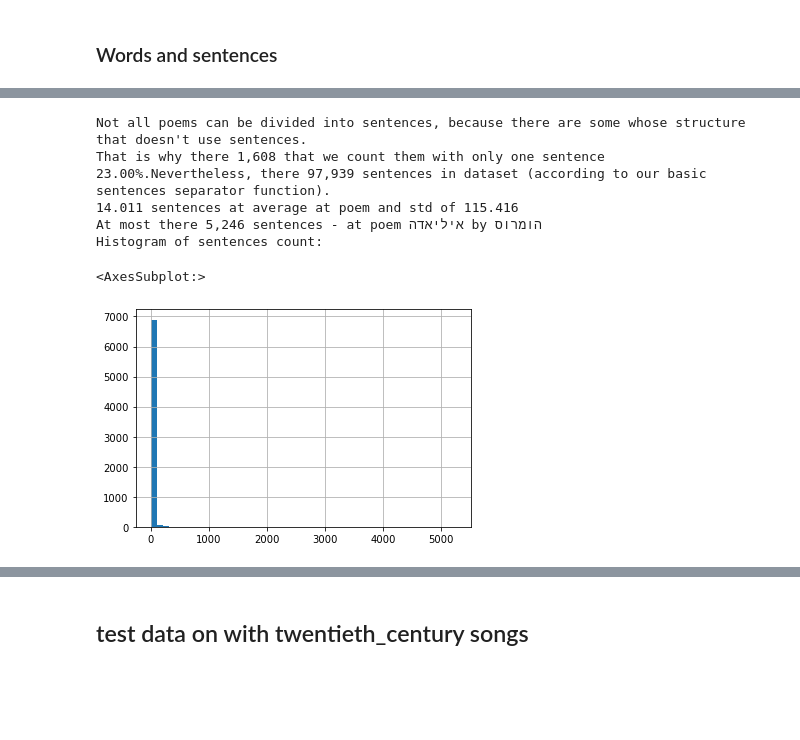
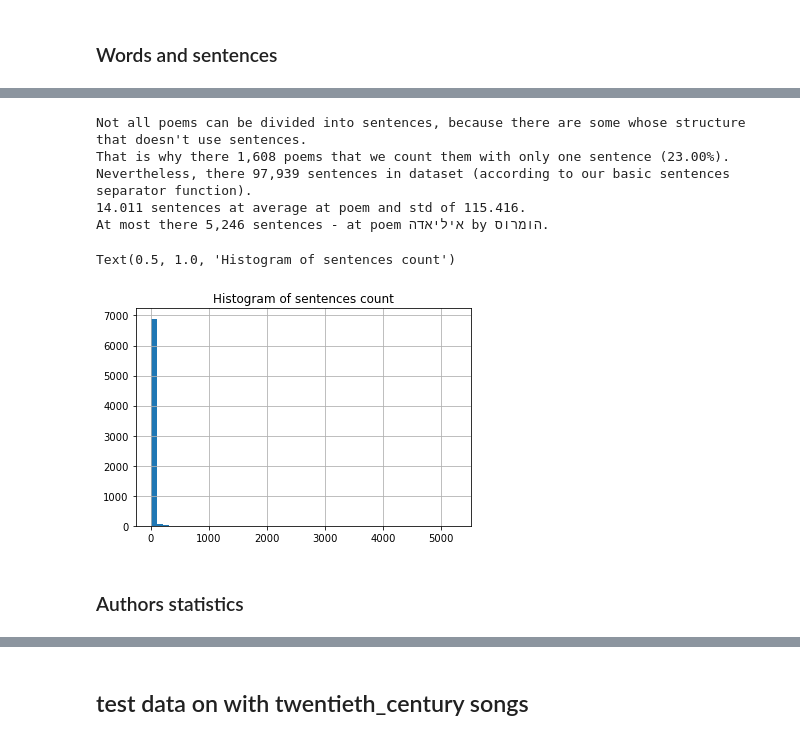
Before and after one commit to ronamir1/NLP-finalProject, a Jupyter notebook: Data_Processing/data_exploration.ipynb, the cells around one changed output, grey strips where cells are left out. Saved outputs shown, nothing was run; the diff lists cells and outputs as text; code cells hidden in the pictures; blank space fills up the shorter version.

```diff
--- a/Data_Processing/data_exploration.ipynb
+++ b/Data_Processing/data_exploration.ipynb
@@ -185,18 +178,19 @@ Histogram of words count:
 # %%
 df["sentences_count"] = df.content_sep.map(len)
 print(f"Not all poems can be divided into sentences, because there are some whose structure that doesn't use sentences.\n"
-      f"That is why there {sum(df.sentences_count == 1):,} poems that we count them with only one sentence ({float(sum(df.sentences_count == 1))/df.shape[0]:.2%})\n."
+      f"That is why there {sum(df.sentences_count == 1):,} poems that we count them with only one sentence ({float(sum(df.sentences_count == 1))/df.shape[0]:.2%}).\n"
       f"Nevertheless, there {sum(df.sentences_count):,} sentences in dataset (according to our basic sentences separator function).\n"
       f"{df.sentences_count.mean():.3f} sentences at average at poem and std of {df.sentences_count.std():.3f}.")
 max_sentences = df.loc[df.sentences_count == df.sentences_count.max()]
-print(f"At most there {df.sentences_count.max():,} sentences - at poem {max_sentences.title.iat[0]} by {max_sentences.author.iat[0]}.\n"
-      f"Histogram of sentences count:")
-df.sentences_count.hist(bins=50)
+print(f"At most there {df.sentences_count.max():,} sentences - at poem {max_sentences.title.iat[0]} by {max_sentences.author.iat[0]}.")
+df.sentences_count.hist(bins=50).set_title("Histogram of sentences count")
 # %% [output]
 Not all poems can be divided into sentences, because there are some whose structure that doesn't use sentences.
-That is why there 1,608 that we count them with only one sentence 23.00%.Nevertheless, there 97,939 sentences in dataset (according to our basic sentences separator function).
-14.011 sentences at average at poem and std of 115.416
-At most there 5,246 sentences - at poem איליאדה by הומרוס
-Histogram of sentences count:
+That is why there 1,608 poems that we count them with only one sentence (23.00%).
+Nevertheless, there 97,939 sentences in dataset (according to our basic sentences separator function).
+14.011 sentences at average at poem and std of 115.416.
+At most there 5,246 sentences - at poem איליאדה by הומרוס.
-<AxesSubplot:>
+Text(0.5, 1.0, 'Histogram of sentences count')
-[figure, old version]
+[figure, new version]
+# %% [markdown]
+### Authors statistics
```
Also changed, not shown: parts of 24 cells of this notebook.
